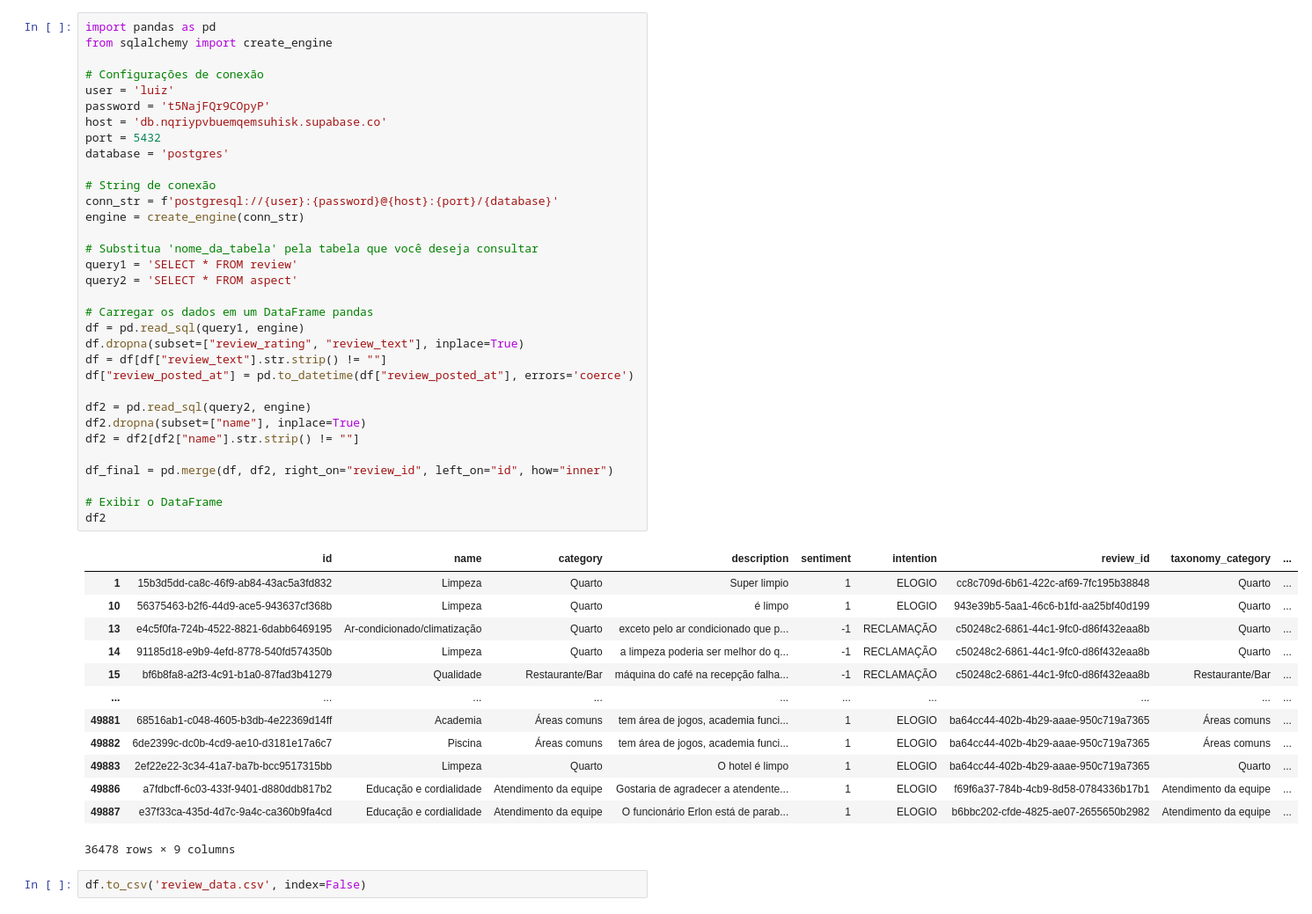
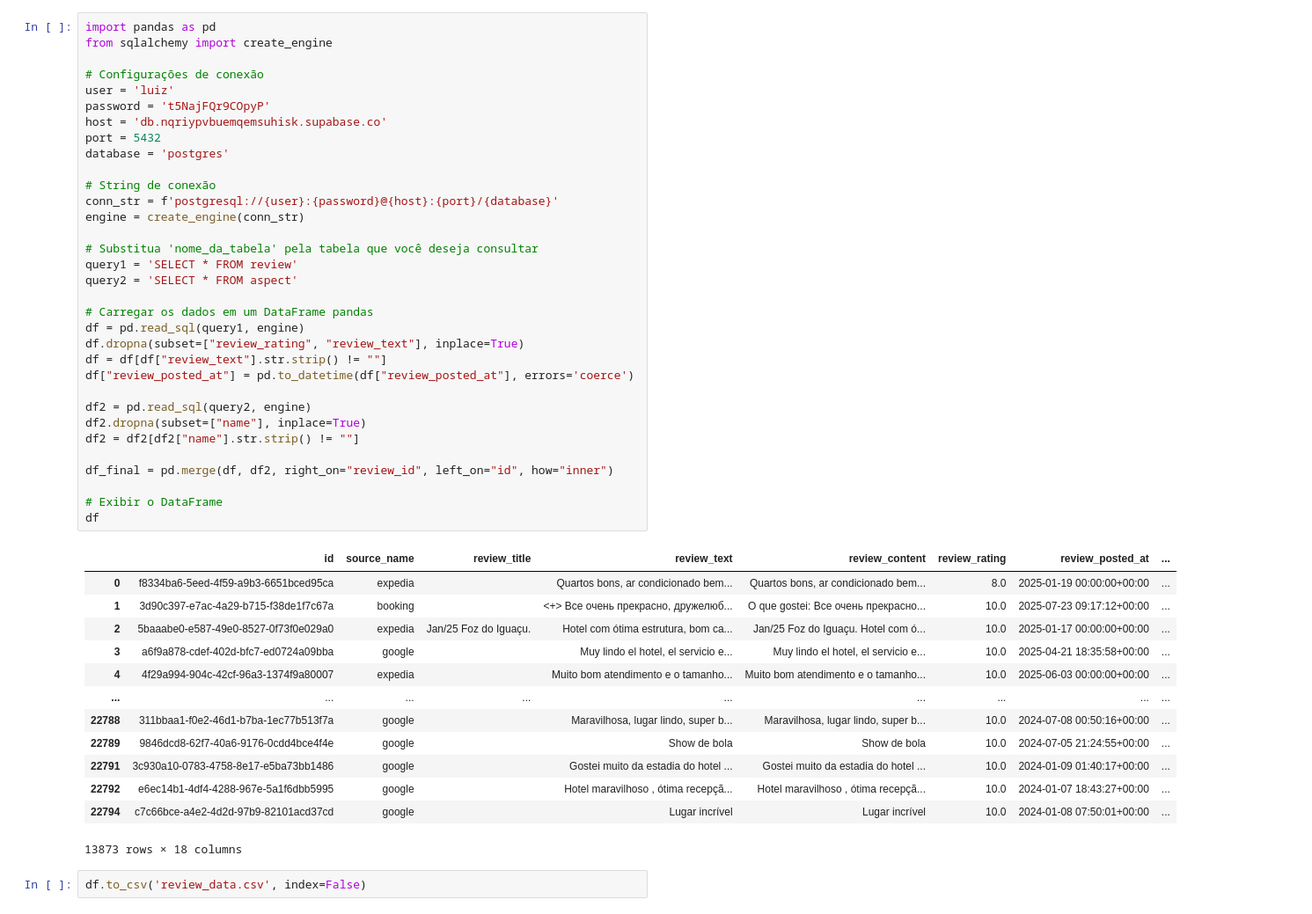
Before and after one commit to luizfernandolj/foz-turismo-sentiment-ml, a Jupyter notebook: 0. Leitura_banco.ipynb, the cells around one changed output. Shown at 88% size. Cells and saved outputs as stored; diff of their text form.

```diff
--- a/0. Leitura_banco.ipynb
+++ b/0. Leitura_banco.ipynb
@@ -4,47 +4,47 @@ from sqlalchemy import create_engine
 
 # Configurações de conexão
 user = 'luiz'
 password = 't5NajFQr9COpyP'
 host = 'db.nqriypvbuemqemsuhisk.supabase.co'
 port = 5432
 database = 'postgres'
 
 # String de conexão
 conn_str = f'postgresql://{user}:{password}@{host}:{port}/{database}'
 engine = create_engine(conn_str)
 
 # Substitua 'nome_da_tabela' pela tabela que você deseja consultar
 query1 = 'SELECT * FROM review'
 query2 = 'SELECT * FROM aspect'
 
 # Carregar os dados em um DataFrame pandas
 df = pd.read_sql(query1, engine)
 df.dropna(subset=["review_rating", "review_text"], inplace=True)
 df = df[df["review_text"].str.strip() != ""]
 df["review_posted_at"] = pd.to_datetime(df["review_posted_at"], errors='coerce')
 
 df2 = pd.read_sql(query2, engine)
 df2.dropna(subset=["name"], inplace=True)
 df2 = df2[df2["name"].str.strip() != ""]
 
 df_final = pd.merge(df, df2, right_on="review_id", left_on="id", how="inner")
 
 # Exibir o DataFrame
-df2
+df
 # %% [output]
-|  | id | name | category | description | sentiment | intention | review_id | taxonomy_category | ... |
-| 1 | 15b3d5dd-ca8c-46f9-ab84-43ac5a3fd832 | Limpeza | Quarto | Super limpio | 1 | ELOGIO | cc8c709d-6b61-422c-af69-7fc195b38848 | Quarto | ... |
-| 10 | 56375463-b2f6-44d9-ace5-943637cf368b | Limpeza | Quarto | é limpo | 1 | ELOGIO | 943e39b5-5aa1-46c6-b1fd-aa25bf40d199 | Quarto | ... |
-| 13 | e4c5f0fa-724b-4522-8821-6dabb6469195 | Ar-condicionado/climatização | Quarto | exceto pelo ar condicionado que p... | -1 | RECLAMAÇÃO | c50248c2-6861-44c1-9fc0-d86f432eaa8b | Quarto | ... |
-| 14 | 91185d18-e9b9-4efd-8778-540fd574350b | Limpeza | Quarto | a limpeza poderia ser melhor do q... | -1 | RECLAMAÇÃO | c50248c2-6861-44c1-9fc0-d86f432eaa8b | Quarto | ... |
-| 15 | bf6b8fa8-a2f3-4c91-b1a0-87fad3b41279 | Qualidade | Restaurante/Bar | máquina do café na recepção falha... | -1 | RECLAMAÇÃO | c50248c2-6861-44c1-9fc0-d86f432eaa8b | Restaurante/Bar | ... |
-| ... | ... | ... | ... | ... | ... | ... | ... | ... | ... |
-| 49881 | 68516ab1-c048-4605-b3db-4e22369d14ff | Academia | Áreas comuns | tem área de jogos, academia funci... | 1 | ELOGIO | ba64cc44-402b-4b29-aaae-950c719a7365 | Áreas comuns | ... |
-| 49882 | 6de2399c-dc0b-4cd9-ae10-d3181e17a6c7 | Piscina | Áreas comuns | tem área de jogos, academia funci... | 1 | ELOGIO | ba64cc44-402b-4b29-aaae-950c719a7365 | Áreas comuns | ... |
-| 49883 | 2ef22e22-3c34-41a7-ba7b-bcc9517315bb | Limpeza | Quarto | O hotel é limpo | 1 | ELOGIO | ba64cc44-402b-4b29-aaae-950c719a7365 | Quarto | ... |
-| 49886 | a7fdbcff-6c03-433f-9401-d880ddb817b2 | Educação e cordialidade | Atendimento da equipe | Gostaria de agradecer a atendente... | 1 | ELOGIO | f69f6a37-784b-4cb9-8d58-0784336b17b1 | Atendimento da equipe | ... |
-| 49887 | e37f33ca-435d-4d7c-9a4c-ca360b9fa4cd | Educação e cordialidade | Atendimento da equipe | O funcionário Erlon está de parab... | 1 | ELOGIO | b6bbc202-cfde-4825-ae07-2655650b2982 | Atendimento da equipe | ... |
+|  | id | source_name | review_title | review_text | review_content | review_rating | review_posted_at | ... |
+| 0 | f8334ba6-5eed-4f59-a9b3-6651bced95ca | expedia |  | Quartos bons, ar condicionado bem... | Quartos bons, ar condicionado bem... | 8.0 | 2025-01-19 00:00:00+00:00 | ... |
+| 1 | 3d90c397-e7ac-4a29-b715-f38de1f7c67a | booking |  | <+> Все очень прекрасно, дружелюб... | O que gostei: Все очень прекрасно... | 10.0 | 2025-07-23 09:17:12+00:00 | ... |
+| 2 | 5baaabe0-e587-49e0-8527-0f73f0e029a0 | expedia | Jan/25 Foz do Iguaçu. | Hotel com ótima estrutura, bom ca... | Jan/25 Foz do Iguaçu. Hotel com ó... | 10.0 | 2025-01-17 00:00:00+00:00 | ... |
+| 3 | a6f9a878-cdef-402d-bfc7-ed0724a09bba | google |  | Muy lindo el hotel, el servicio e... | Muy lindo el hotel, el servicio e... | 10.0 | 2025-04-21 18:35:58+00:00 | ... |
+| 4 | 4f29a994-904c-42cf-96a3-1374f9a80007 | expedia |  | Muito bom atendimento e o tamanho... | Muito bom atendimento e o tamanho... | 10.0 | 2025-06-03 00:00:00+00:00 | ... |
+| ... | ... | ... | ... | ... | ... | ... | ... | ... |
+| 22788 | 311bbaa1-f0e2-46d1-b7ba-1ec77b513f7a | google |  | Maravilhosa, lugar lindo, super b... | Maravilhosa, lugar lindo, super b... | 10.0 | 2024-07-08 00:50:16+00:00 | ... |
+| 22789 | 9846dcd8-62f7-40a6-9176-0cdd4bce4f4e | google |  | Show de bola | Show de bola | 10.0 | 2024-07-05 21:24:55+00:00 | ... |
+| 22791 | 3c930a10-0783-4758-8e17-e5ba73bb1486 | google |  | Gostei muito da estadia do hotel ... | Gostei muito da estadia do hotel ... | 10.0 | 2024-01-09 01:40:17+00:00 | ... |
+| 22792 | e6ec14b1-4df4-4288-967e-5a1f6dbb5995 | google |  | Hotel maravilhoso , ótima recepçã... | Hotel maravilhoso , ótima recepçã... | 10.0 | 2024-01-07 18:43:27+00:00 | ... |
+| 22794 | c7c66bce-a4e2-4d2d-97b9-82101acd37cd | google |  | Lugar incrível | Lugar incrível | 10.0 | 2024-01-08 07:50:01+00:00 | ... |
-36478 rows × 9 columns
+13873 rows × 18 columns
 # %%
 df.to_csv('review_data.csv', index=False)
 # %%
```
Also changed, not shown: parts of 4 cells of this notebook, 8 other files.
